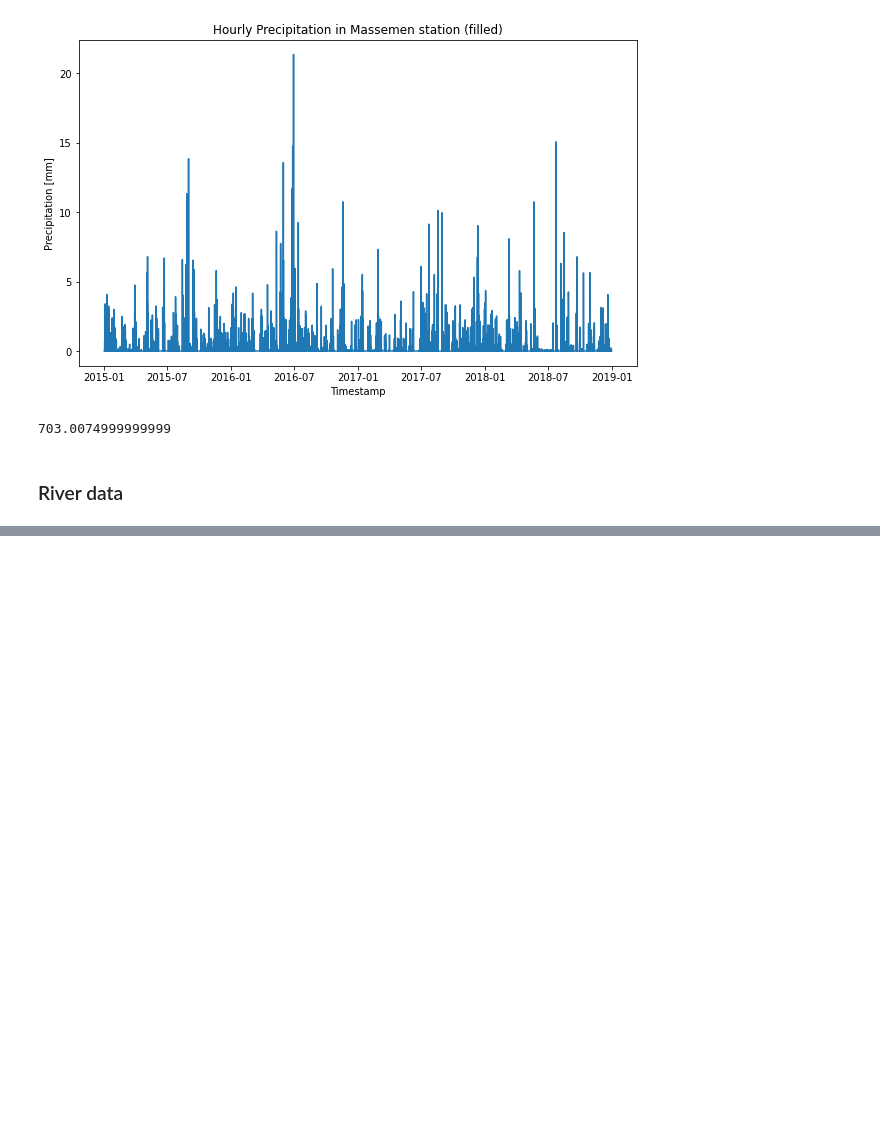
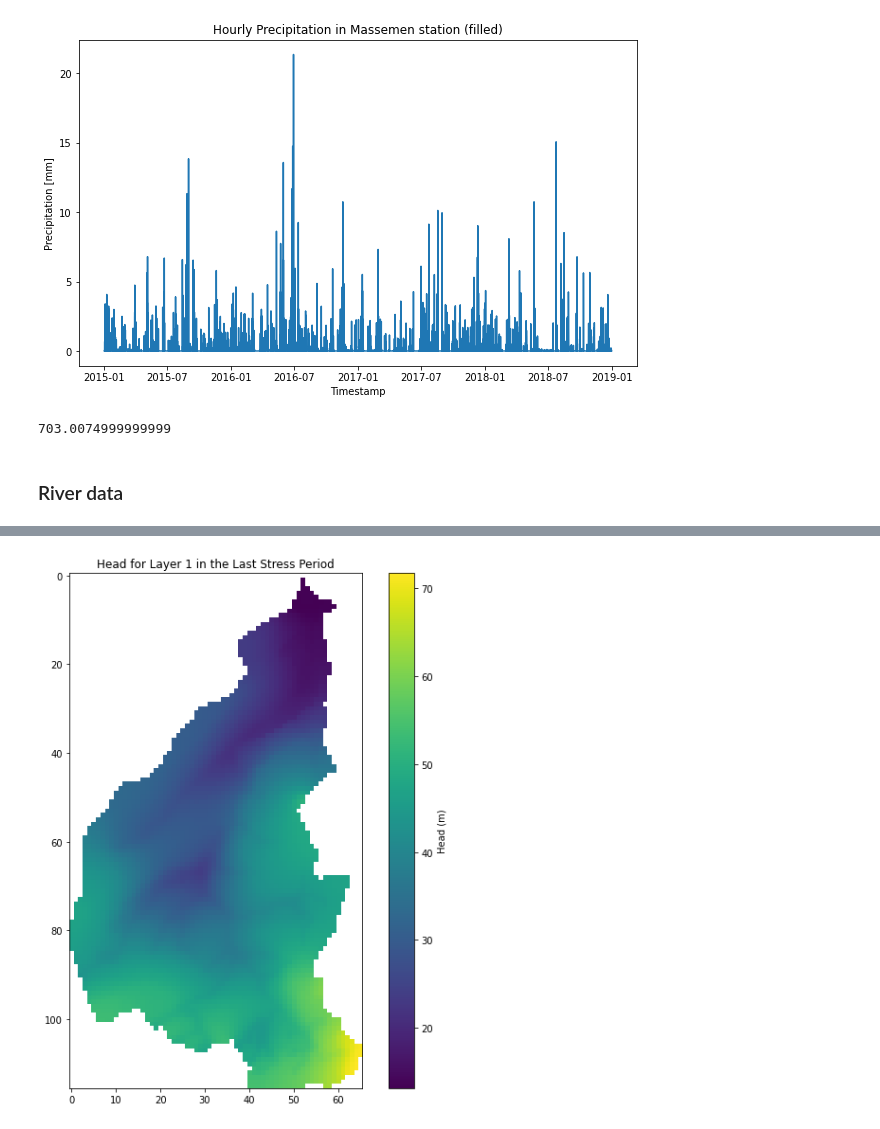
Before and after one commit to sebmeng/Thesis-GondebeekModel, a Jupyter notebook: Modflow/Build_model_4guideLayers.ipynb, the cells around one changed output, grey strips where cells are left out. Cells and saved outputs as stored; diff of their text form; code cells hidden in the pictures; blank space fills up the shorter version.

```diff
--- a/Modflow/Build_model_4guideLayers.ipynb
+++ b/Modflow/Build_model_4guideLayers.ipynb
@@ -868,0 +1158,26 @@ FloPy is using the following executable to run the model: MODFLOW-NWT.exe
+# %%
+
+
+modelname = 'Gondebeek'  # replace with your model name if different
+sim = flopy.modflow.Modflow.load(modelname, model_ws='.', exe_name='MODFLOW-NWT.exe')
+
+# Get the ibound array from the bas package of the model
+ibound = mf.bas6.ibound.array
+
+
+# Assuming 'ibound' is your ibound array
+# Create the zone array from the ibound array
+z = np.where(ibound == 0, 1, ibound)
+
+# 'Gondebeek.cbc' is your cell-by-cell budget file
+cbc = CellBudgetFile('Gondebeek.cbc')
+
+# Get the kstpkper from the cell budget file
+kstpkper = cbc.get_kstpkper()
+
+# Create the ZoneBudget object
+zb = ZoneBudget('Gondebeek.cbc', z=z, kstpkper=kstpkper)
+
+
+# Get the budget for all records and zone 1
+budget_zone1 = zb.get_budget()
@@ -868,0 +1334,20 @@ FloPy is using the following executable to run the model: MODFLOW-NWT.exe
+# %%
+
+
+# Load the head data
+hds = flopy.utils.HeadFile('Gondebeek.hds')
+
+# Get the head for the last stress period and time step
+head = hds.get_data(kstpkper=(17, 364))
+
+# Mask values lower than -900
+head = np.ma.masked_where(head < -900, head)
+
+# Plot the head for layer 1
+plt.figure(figsize=(10, 10))
+plt.imshow(head[1, :, :], cmap='viridis', interpolation='none')
+plt.colorbar(label='Head (m)')
+plt.title('Head for Layer 1 in the Last Stress Period')
+plt.show()
+# %% [output]
+[figure, added]
```
Also changed, not shown: parts of 35 cells of this notebook, 47 other files.
